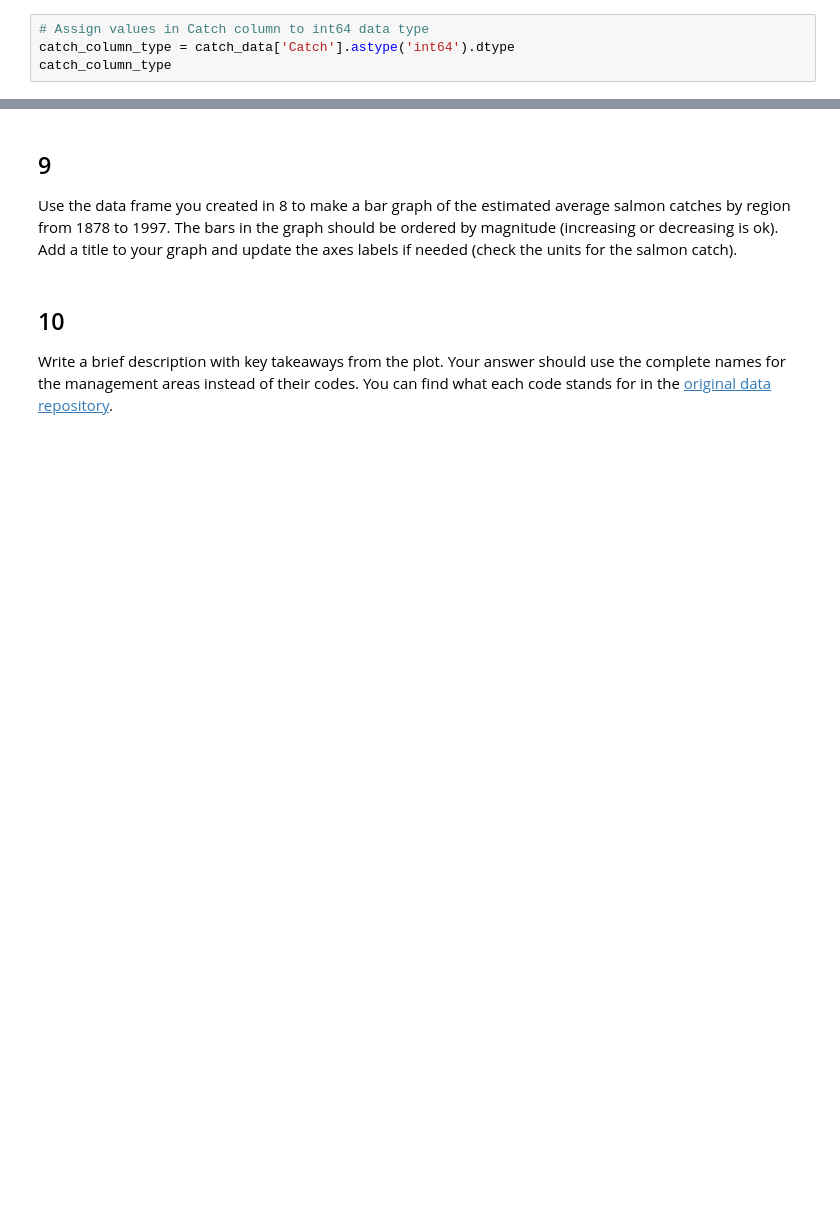
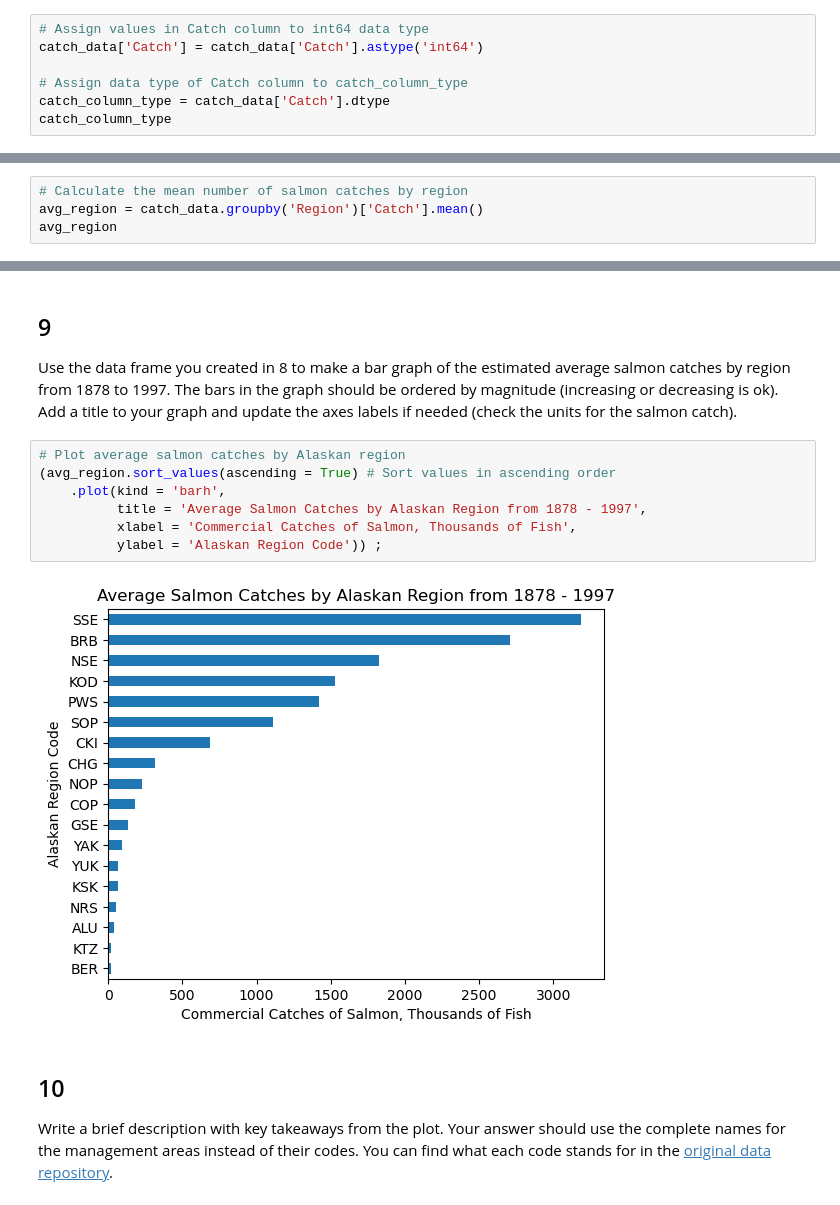
Before and after one commit to pr-scilla/eds220-hwk2, a Jupyter notebook: task2/hwk2-task2-salmon.ipynb, the cells around one changed output, grey strips where cells are left out. Drawn from its saved outputs; the diff is of its cells as text; blank space fills up the shorter version.

```diff
--- a/task2/hwk2-task2-salmon.ipynb
+++ b/task2/hwk2-task2-salmon.ipynb
@@ -212,7 +212,10 @@ In the next cell:
 2. Confirm you have updated the data type. Store the type of the `Catch` column in the `catch_column_type` variable.
 # %%
 # Assign values in Catch column to int64 data type
-catch_column_type = catch_data['Catch'].astype('int64').dtype
+catch_data['Catch'] = catch_data['Catch'].astype('int64')
+
+# Assign data type of Catch column to catch_column_type
+catch_column_type = catch_data['Catch'].dtype
 catch_column_type
 # %% [output]
 dtype('int64')
@@ -230,0 +231,4 @@ avg_region
+# %%
+# Calculate the mean number of salmon catches by region
+avg_region = catch_data.groupby('Region')['Catch'].mean()
+avg_region
@@ -238,6 +265,15 @@ grader.check("q8")
 ## 9
 
 Use the data frame you created in 8 to make a bar graph of the estimated average salmon catches by region from 1878 to 1997. The bars in the graph should be ordered by magnitude (increasing or decreasing is ok). Add a title to your graph and update the axes labels if needed (check the units for the salmon catch).
+# %%
+# Plot average salmon catches by Alaskan region
+(avg_region.sort_values(ascending = True) # Sort values in ascending order
+    .plot(kind = 'barh',
+          title = 'Average Salmon Catches by Alaskan Region from 1878 - 1997',
+          xlabel = 'Commercial Catches of Salmon, Thousands of Fish',
+          ylabel = 'Alaskan Region Code')) ;
+# %% [output]
+[figure, added]
 # %% [markdown]
 <!-- END QUESTION -->
 
```
Also changed, not shown: parts of 3 cells of this notebook.
